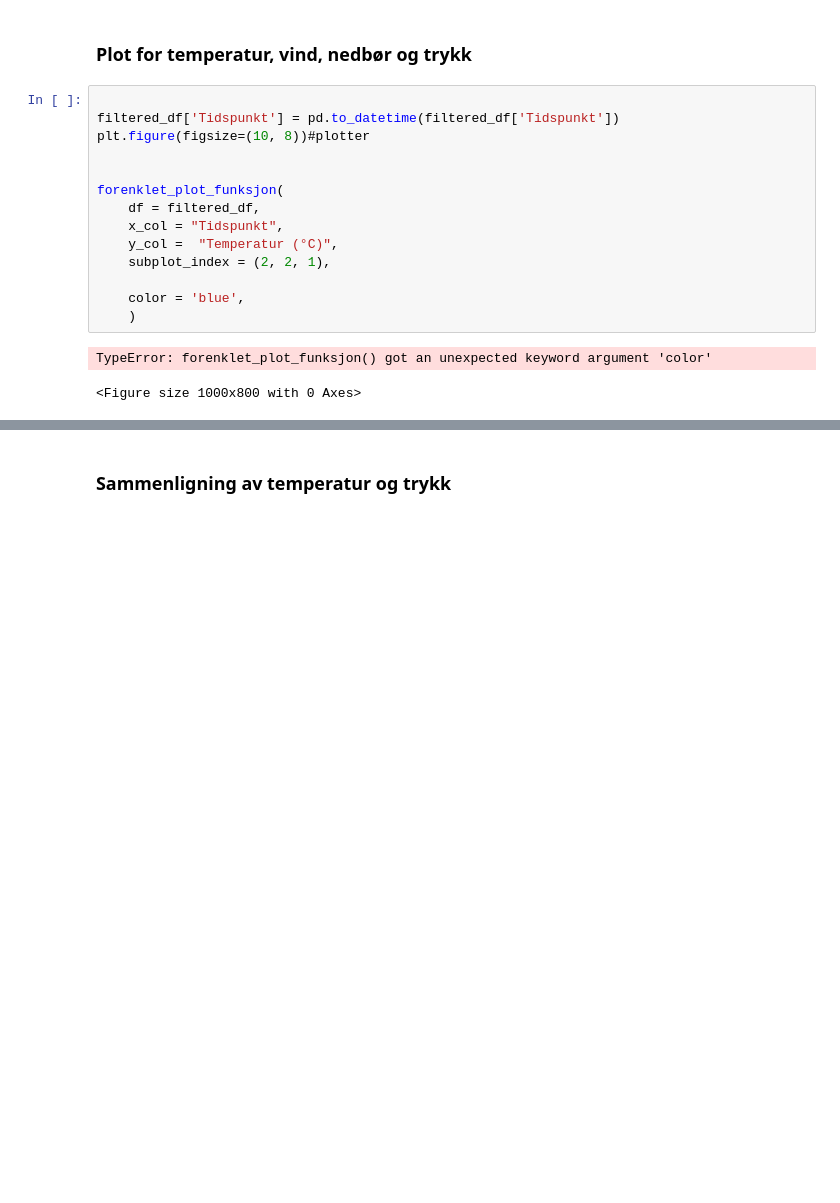
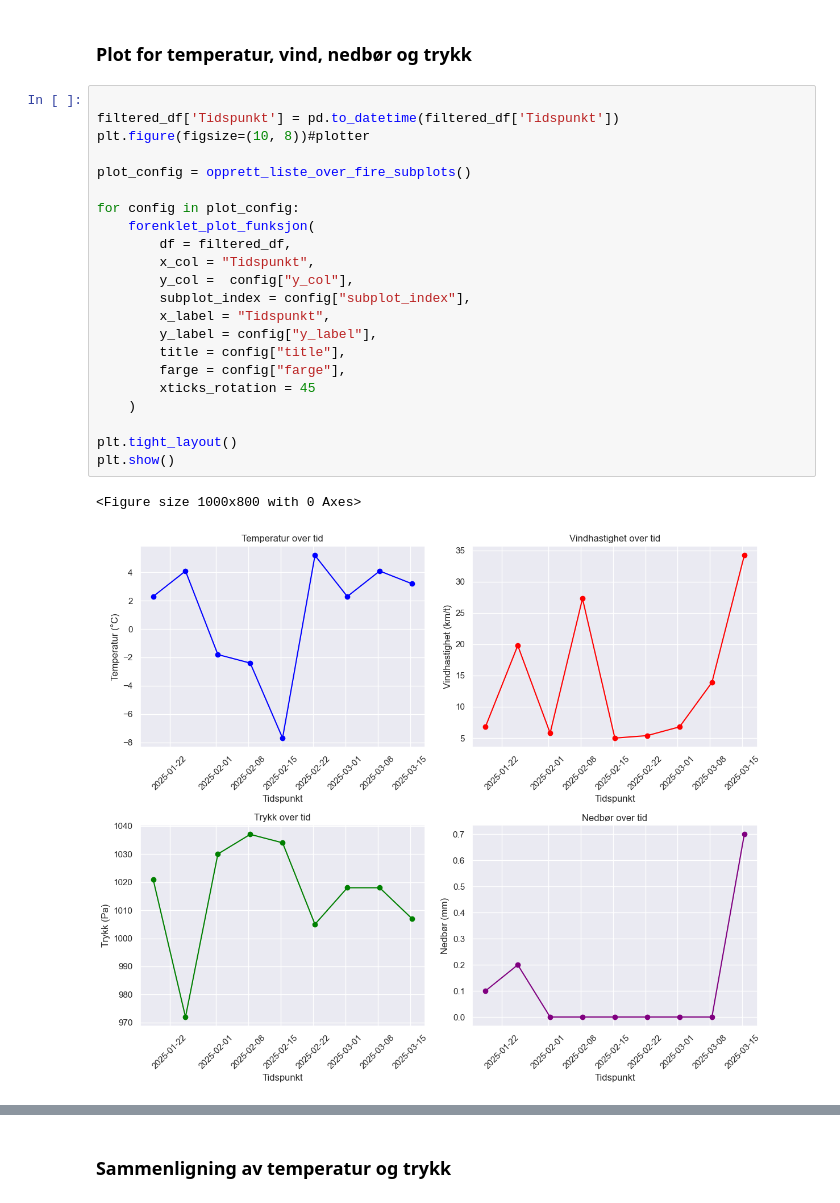
Before and after one commit to friha03/Milj-dataanalyseapplikasjon, a Jupyter notebook: notebooks/API_Weather/Dataanalyse_visualiseringer.ipynb, the cells around one changed output, grey strips where cells are left out. Saved outputs shown, nothing was run; the diff lists cells and outputs as text; blank space fills up the shorter version.

Commit message:
Lagde en plot_funksjon

```diff
--- a/notebooks/API_Weather/Dataanalyse_visualiseringer.ipynb
+++ b/notebooks/API_Weather/Dataanalyse_visualiseringer.ipynb
@@ -143,17 +143,25 @@ sns.lineplot(data=df_melted, x = 'Tidspunkt', y = 'Måling', hue='Parameter', ma
 # %%
 
 filtered_df['Tidspunkt'] = pd.to_datetime(filtered_df['Tidspunkt'])
 plt.figure(figsize=(10, 8))#plotter
 
+plot_config = opprett_liste_over_fire_subplots()
 
-forenklet_plot_funksjon(
-    df = filtered_df,
-    x_col = "Tidspunkt",
-    y_col =  "Temperatur (°C)",
-    subplot_index = (2, 2, 1),
+for config in plot_config:
+    forenklet_plot_funksjon(
+        df = filtered_df,
+        x_col = "Tidspunkt",
+        y_col =  config["y_col"],
+        subplot_index = config["subplot_index"],
+        x_label = "Tidspunkt",
+        y_label = config["y_label"],
+        title = config["title"],
+        farge = config["farge"],
+        xticks_rotation = 45
+    )
 
-    color = 'blue',
-    )
+plt.tight_layout()
+plt.show()
 # %% [output]
-TypeError: forenklet_plot_funksjon() got an unexpected keyword argument 'color'
+<Figure size 1000x800 with 0 Axes>
-<Figure size 1000x800 with 0 Axes>
+[figure, added]
```
Also changed, not shown: parts of 2 cells of this notebook, 1 other file.
